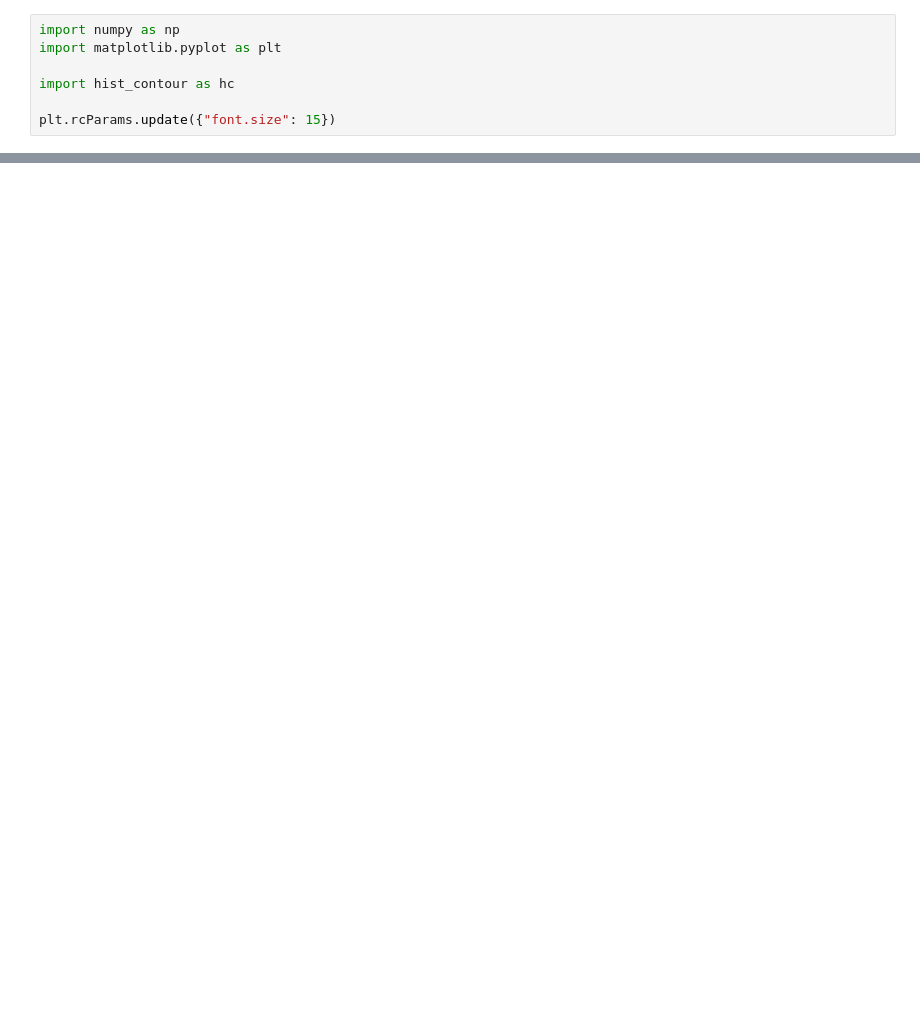
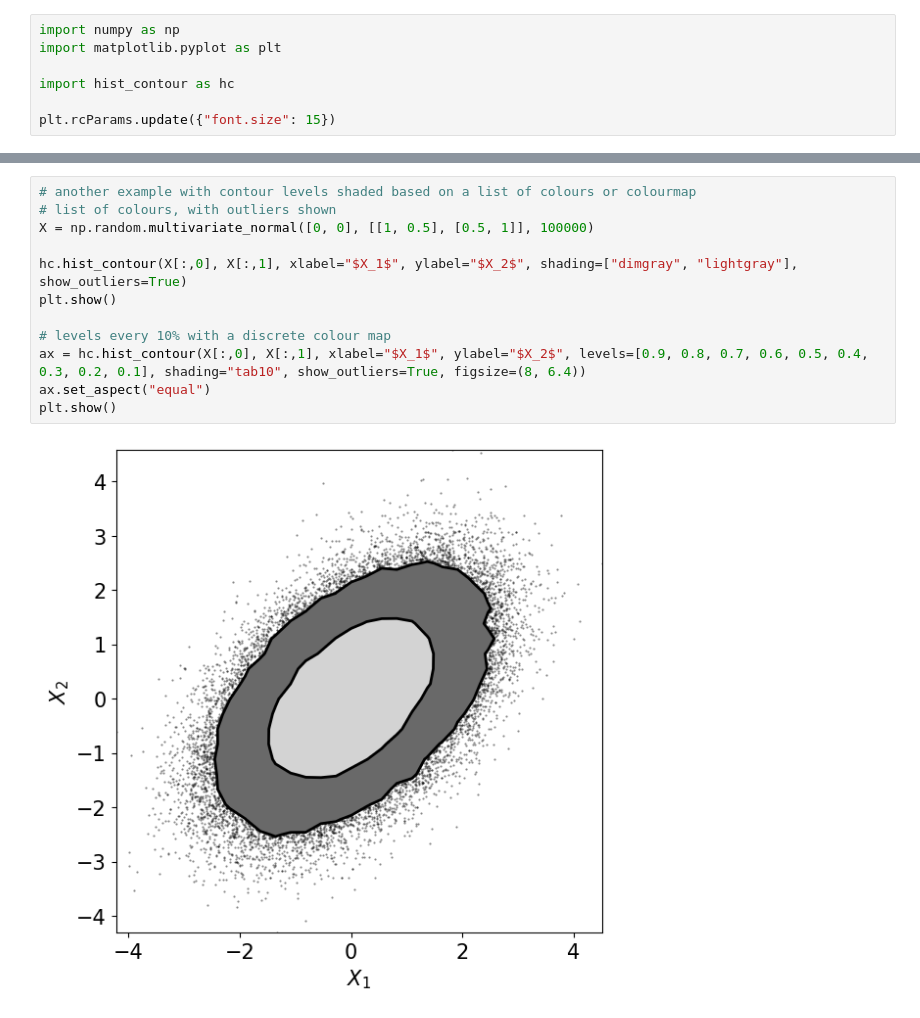
Before and after one commit to stevet40/hist_contour, a Jupyter notebook: demo.ipynb, the cells around one changed output, grey strips where cells are left out. Cells and saved outputs as stored; diff of their text form; blank space fills up the shorter version.

Commit message:
Shading (fixes #2)

```diff
--- a/demo.ipynb
+++ b/demo.ipynb
@@ -36,0 +37,14 @@ plt.show()
+# %%
+# another example with contour levels shaded based on a list of colours or colourmap
+# list of colours, with outliers shown
+X = np.random.multivariate_normal([0, 0], [[1, 0.5], [0.5, 1]], 100000)
+
+hc.hist_contour(X[:,0], X[:,1], xlabel="$X_1$", ylabel="$X_2$", shading=["dimgray", "lightgray"], show_outliers=True)
+plt.show()
+
+# levels every 10% with a discrete colour map
+ax = hc.hist_contour(X[:,0], X[:,1], xlabel="$X_1$", ylabel="$X_2$", levels=[0.9, 0.8, 0.7, 0.6, 0.5, 0.4, 0.3, 0.2, 0.1], shading="tab10", show_outliers=True, figsize=(8, 6.4))
+ax.set_aspect("equal")
+plt.show()
+# %% [output]
+[figure, added]
```
Also changed, not shown: parts of 3 cells of this notebook, 1 other file.
